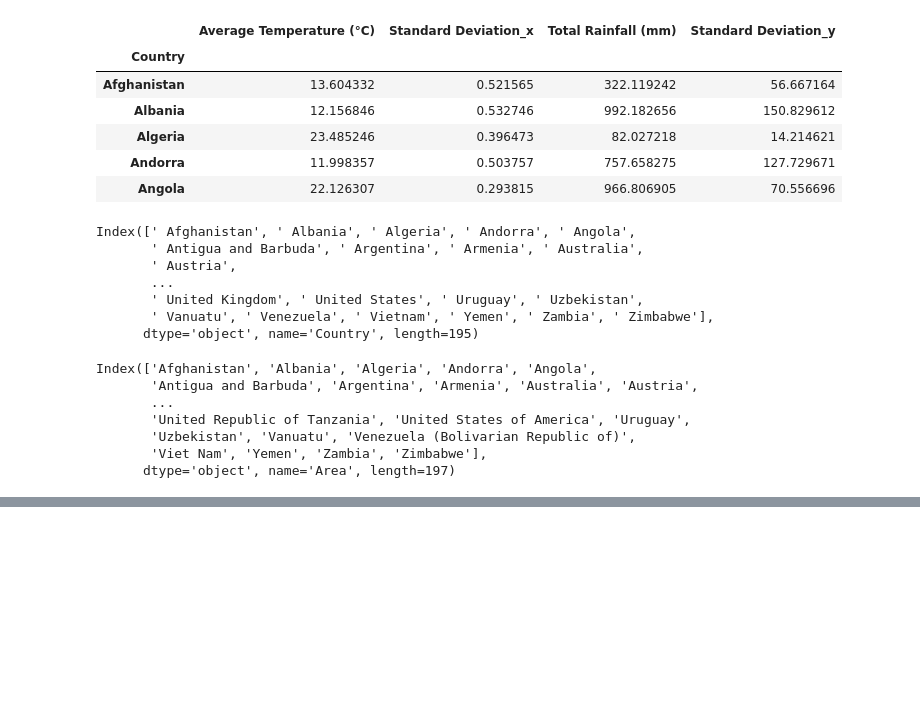
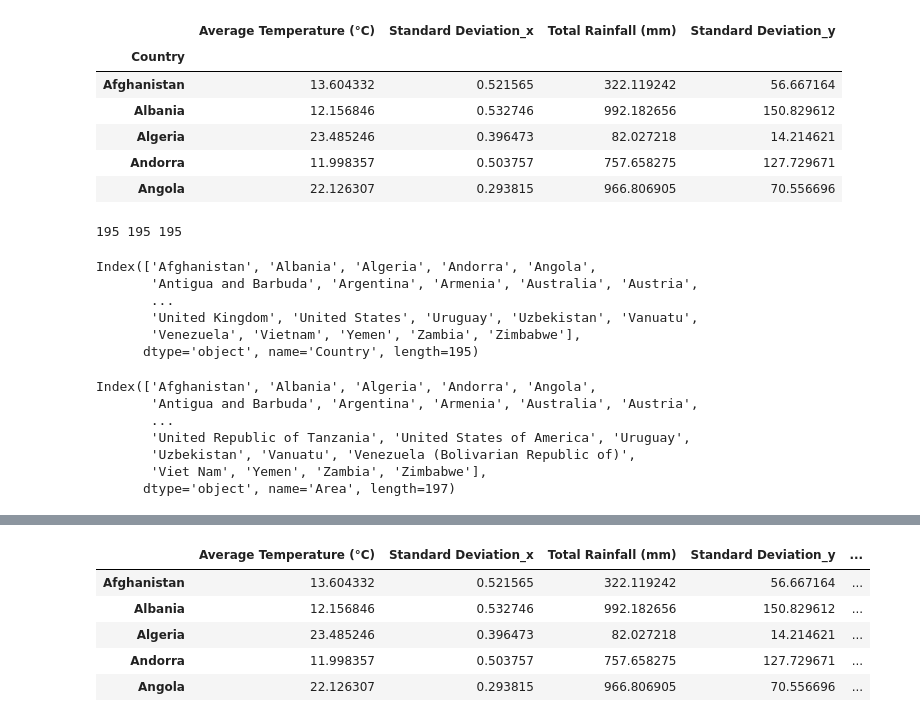
Before and after one commit to herbmks/MDA-Tuvalu, a Jupyter notebook: preprocessing climate factors.ipynb, the cells around one changed output, grey strips where cells are left out. Cells and saved outputs as stored; diff of their text form; code cells hidden in the pictures; blank space fills up the shorter version.

```diff
--- a/preprocessing climate factors.ipynb
+++ b/preprocessing climate factors.ipynb
@@ -8,7 +9,7 @@ import numpy as np
 # %% [markdown]
 ## Rainfall
 # %%
-rainfall = pd.read_csv('raw data/WORLDBANK_rainfall.csv').rename(columns={'Rainfall - (MM)':'Total Rainfall (mm)'})
+rainfall = pd.read_csv('raw data/WORLDBANK_rainfall.csv',skipinitialspace=True).rename(columns={'Rainfall - (MM)':'Total Rainfall (mm)'})
 rainfall.head(12)
 # %% [output]
 |  | Total Rainfall (mm) | Year | Statistics | Country |
@@ -52,7 +53,7 @@ average_annual_rainfall.head()
 # %% [markdown]
 ## Temperature
 # %%
-temperature=pd.read_csv('raw data/WORLDBANK_temperature.csv').rename(columns={'Temperature - (Celsius)':'Temperature (°C)'})
+temperature=pd.read_csv('raw data/WORLDBANK_temperature.csv',skipinitialspace=True).rename(columns={'Temperature - (Celsius)':'Temperature (°C)'})
 temperature.head()
 # %% [output]
 |  | Temperature (°C) | Year | Statistics | Country |
@@ -147,15 +155,18 @@ climate_factors.head()
 | Algeria | 23.485246 | 0.396473 | 82.027218 | 14.214621 |
 | Andorra | 11.998357 | 0.503757 | 757.658275 | 127.729671 |
 | Angola | 22.126307 | 0.293815 | 966.806905 | 70.556696 |
+# %%
+print(len(climate_factors),len(average_annual_rainfall),len(average_annual_temperature))
+# %% [output]
+195 195 195
 # %%
 climate_factors.index
 # %% [output]
-Index([' Afghanistan', ' Albania', ' Algeria', ' Andorra', ' Angola',
-       ' Antigua and Barbuda', ' Argentina', ' Armenia', ' Australia',
-       ' Austria',
+Index(['Afghanistan', 'Albania', 'Algeria', 'Andorra', 'Angola',
+       'Antigua and Barbuda', 'Argentina', 'Armenia', 'Australia', 'Austria',
        ...
-       ' United Kingdom', ' United States', ' Uruguay', ' Uzbekistan',
-       ' Vanuatu', ' Venezuela', ' Vietnam', ' Yemen', ' Zambia', ' Zimbabwe'],
+       'United Kingdom', 'United States', 'Uruguay', 'Uzbekistan', 'Vanuatu',
+       'Venezuela', 'Vietnam', 'Yemen', 'Zambia', 'Zimbabwe'],
       dtype='object', name='Country', length=195)
 # %%
 water_resources.index
@@ -168,6 +179,6 @@ Index(['Afghanistan', 'Albania', 'Algeria', 'Andorra', 'Angola',
        'Viet Nam', 'Yemen', 'Zambia', 'Zimbabwe'],
       dtype='object', name='Area', length=197)
 # %%
-climate_factors = pd.merge(climate_factors,water_resources,left_index=True,right_index=True;how='outer')
-climate_factors.head()
+climate_factors1 = pd.merge(climate_factors,water_resources,left_index=True,right_index=True,how='outer')
+climate_factors1.head()
 # %% [output]
@@ -174,0 +185,6 @@ SyntaxError: invalid syntax (<ipython-input-17-e15533c767ce>, line 1)
+|  | Average Temperature (°C) | Standard Deviation_x | Total Rainfall (mm) | Standard Deviation_y | ... |
+| Afghanistan | 13.604332 | 0.521565 | 322.119242 | 56.667164 | ... |
+| Albania | 12.156846 | 0.532746 | 992.182656 | 150.829612 | ... |
+| Algeria | 23.485246 | 0.396473 | 82.027218 | 14.214621 | ... |
+| Andorra | 11.998357 | 0.503757 | 757.658275 | 127.729671 | ... |
+| Angola | 22.126307 | 0.293815 | 966.806905 | 70.556696 | ... |
```
Also changed, not shown: parts of 17 cells of this notebook.
